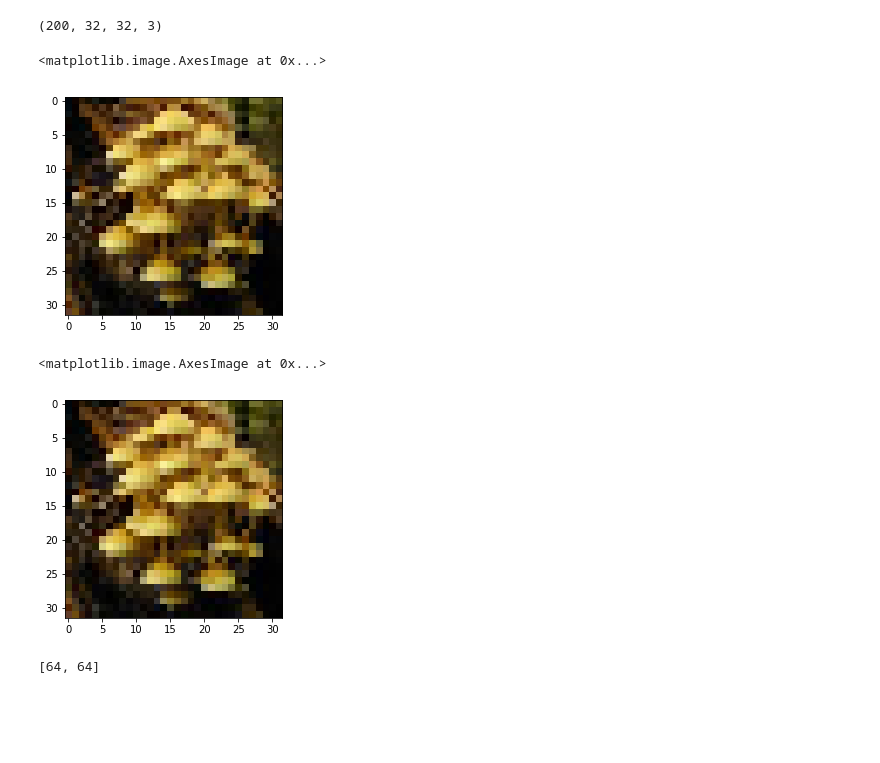
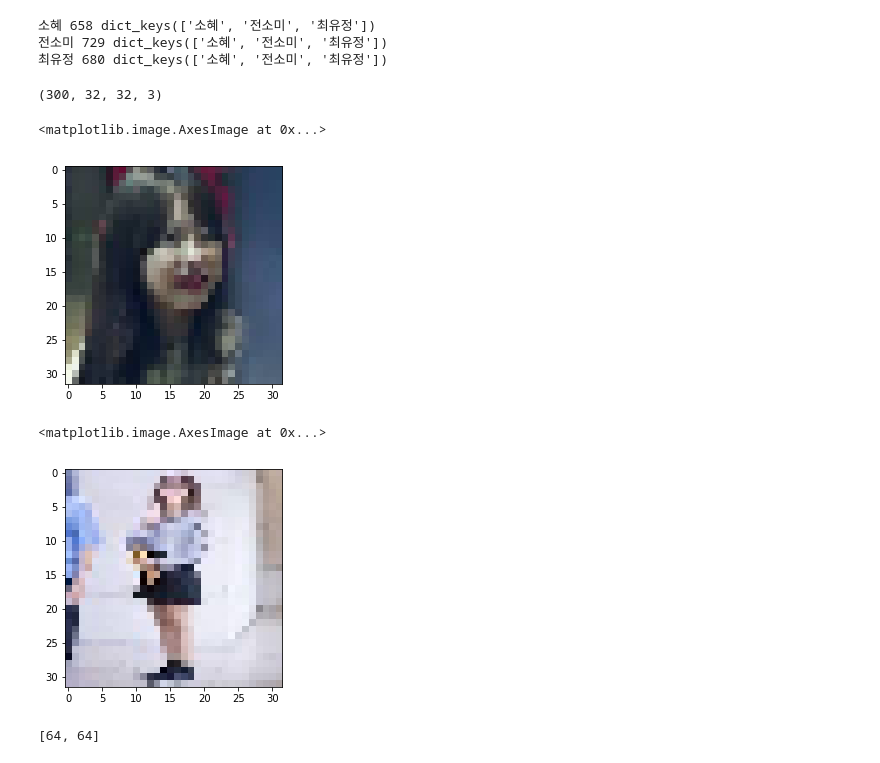
Before and after one commit to krlee407/Image_classification, a Jupyter notebook: #2. Pickle, json.ipynb, the cells around one changed output. Cells and saved outputs as stored; diff of their text form; code cells hidden in the pictures; blank space fills up the shorter version.

```diff
--- a/#2. Pickle, json.ipynb
+++ b/#2. Pickle, json.ipynb
@@ -6,8 +6,9 @@ import pickle
 import os
 # %%
 label_dic = {
-    'nonpoisonous' : 0,
-    'poisonous' : 1
+    '소혜' : 0,
+    '전소미' : 1,
+    '최유정' : 2
 }
 # %%
 image_set = {}
@@ -30,7 +31,7 @@ for label in label_dic:
 
     image_set[label] = np.array(labeled_image)
 # %%
-train_class_size = 1000
+train_class_size = 500
 test_class_size = 100
 
 data_set = {
@@ -57,20 +58,27 @@ data_set['train_image'] = data_set['train_image'][1:]
 data_set['train_label'] = data_set['train_label'][1:]
 data_set['test_image'] = data_set['test_image'][1:]
 data_set['test_label'] = data_set['test_label'][1:]
+# %%
+for label in image_set:
+    print(label, len(image_set[label]), image_set.keys())
+# %% [output]
+소혜 658 dict_keys(['소혜', '전소미', '최유정'])
+전소미 729 dict_keys(['소혜', '전소미', '최유정'])
+최유정 680 dict_keys(['소혜', '전소미', '최유정'])
 # %%
 print(data_set['test_image'].shape)
 # %% [output]
-(200, 32, 32, 3)
+(300, 32, 32, 3)
 # %%
-img = Image.fromarray(data_set['train_image'][1001], 'RGB')
+img = Image.fromarray(data_set['train_image'][1], 'RGB')
 %matplotlib inline
-imshow(data_set['train_image'][1001]/255)
+imshow(data_set['train_image'][1]/255)
 # %% [output]
 <matplotlib.image.AxesImage at 0x...>
-[figure, old version]
+[figure, new version]
 # %%
 imshow(train_image[1]/255)
 # %% [output]
 <matplotlib.image.AxesImage at 0x...>
-[figure, old version]
+[figure, new version]
 # %%
```
Also changed, not shown: parts of 1 cell of this notebook, 22 other files.
